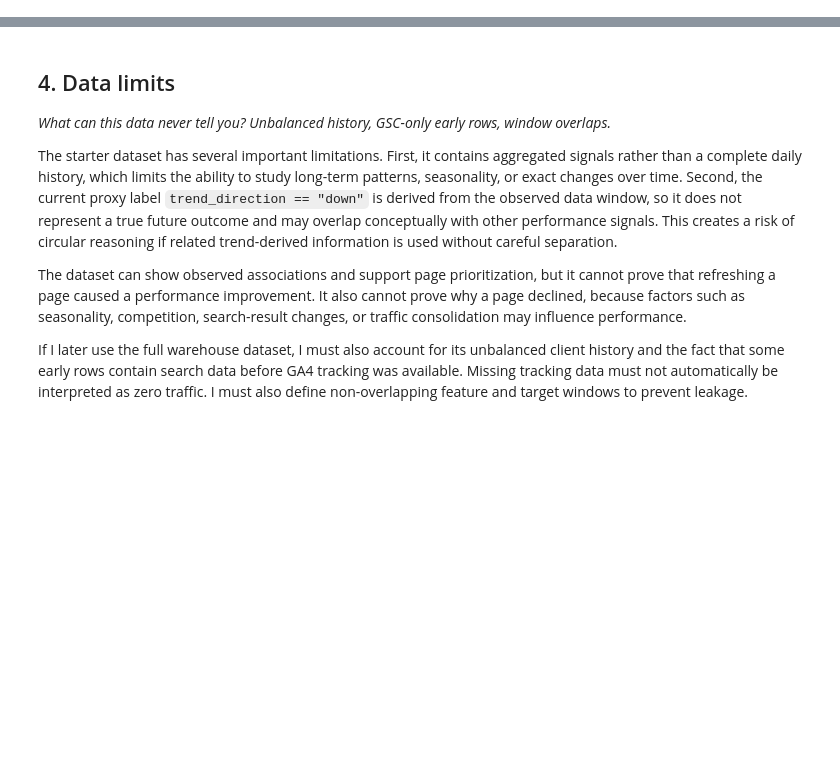
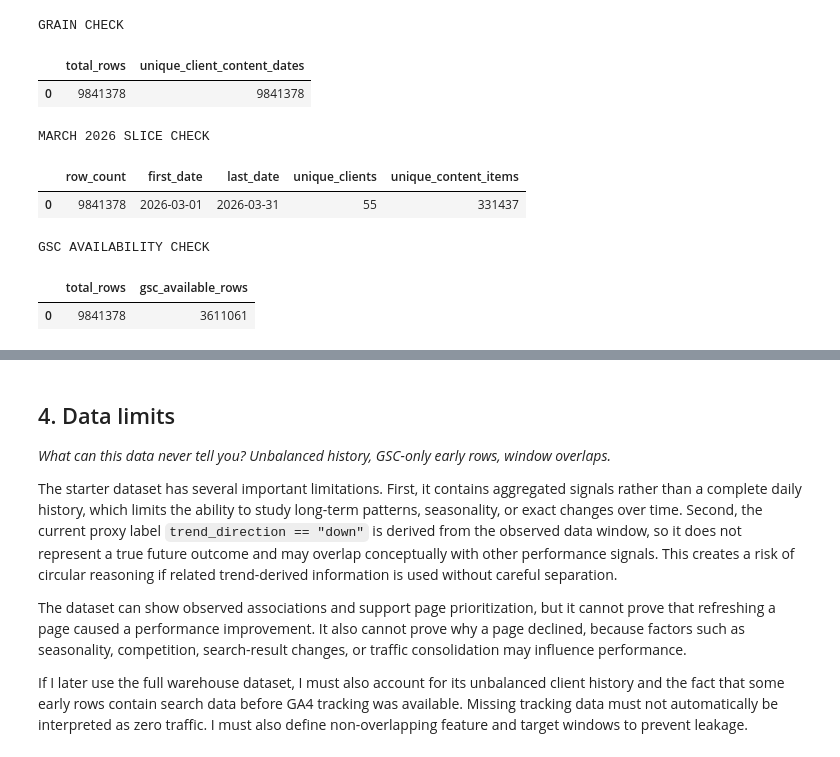
Before and after one commit to Miaxrz/ML-Internship-Starter, a Jupyter notebook: work/notebooks/w03_data_contract.ipynb, the cells around one changed output, grey strips where cells are left out. Cells and saved outputs as stored; diff of their text form; code cells hidden in the pictures; blank space fills up the shorter version.

```diff
--- a/work/notebooks/w03_data_contract.ipynb
+++ b/work/notebooks/w03_data_contract.ipynb
@@ -340,0 +211,71 @@ TIME WINDOW FIELDS
+# %%
+# This cell is for CODE (numbers, a query, a check).
+# Write your text answer in the cell ABOVE this one — typing sentences here breaks Run All.
+
+# ============================================================
+# 1. GRAIN CHECK
+# ============================================================
+
+grain_check = con.sql(f"""
+    SELECT
+        COUNT(*) AS total_rows,
+
+        COUNT(DISTINCT
+            client_hash_id || '|' ||
+            content_hash_id || '|' ||
+            CAST(report_date AS VARCHAR)
+        ) AS unique_client_content_dates
+
+    FROM {MAR}
+""").df()
+
+print("GRAIN CHECK")
+display(grain_check)
+
+
+# ============================================================
+# 2. ROW COUNT AND DATE SPAN
+# ============================================================
+
+slice_check = con.sql(f"""
+    SELECT
+        COUNT(*) AS row_count,
+        MIN(report_date) AS first_date,
+        MAX(report_date) AS last_date,
+        COUNT(DISTINCT client_hash_id) AS unique_clients,
+        COUNT(DISTINCT content_hash_id) AS unique_content_items
+
+    FROM {MAR}
+""").df()
+
+print("MARCH 2026 SLICE CHECK")
+display(slice_check)
+
+
+# ============================================================
+# 3. GSC AVAILABILITY
+# ============================================================
+
+availability_check = con.sql(f"""
+    SELECT
+        COUNT(*) AS total_rows,
+
+        COUNT(*) FILTER (
+            WHERE gsc_data_available IS TRUE
+        ) AS gsc_available_rows
+
+    FROM {MAR}
+""").df()
+
+print("GSC AVAILABILITY CHECK")
+display(availability_check)
+# %% [output]
+GRAIN CHECK
+|  | total_rows | unique_client_content_dates |
+| 0 | 9841378 | 9841378 |
+MARCH 2026 SLICE CHECK
+|  | row_count | first_date | last_date | unique_clients | unique_content_items |
+| 0 | 9841378 | 2026-03-01 | 2026-03-31 | 55 | 331437 |
+GSC AVAILABILITY CHECK
+|  | total_rows | gsc_available_rows |
+| 0 | 9841378 | 3611061 |
```
Also changed, not shown: parts of 15 cells of this notebook.
